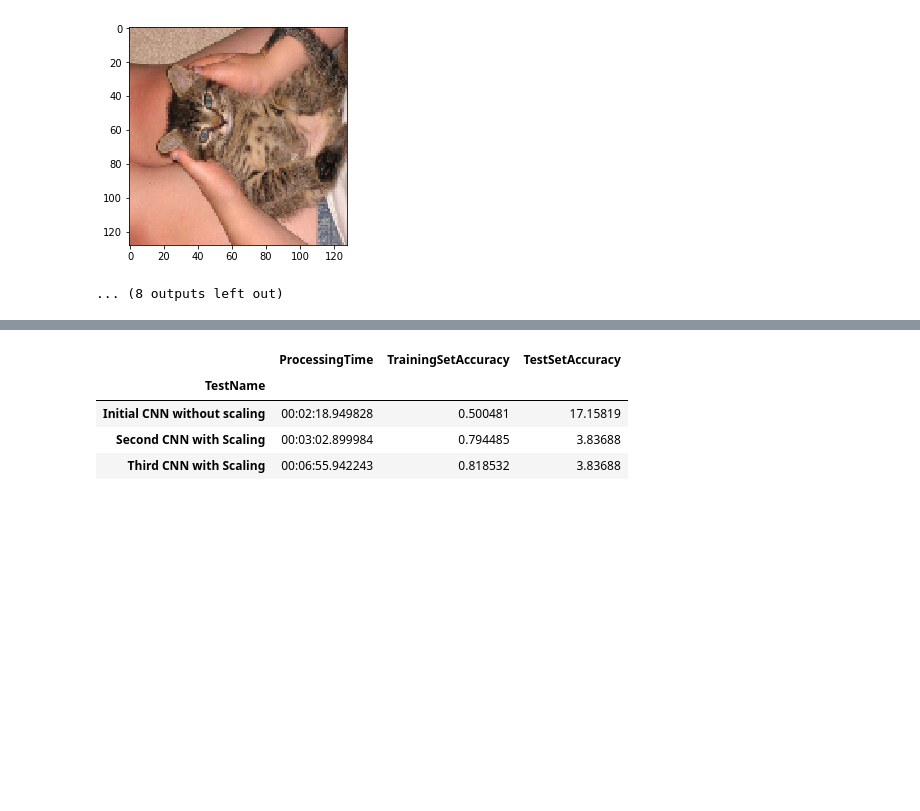
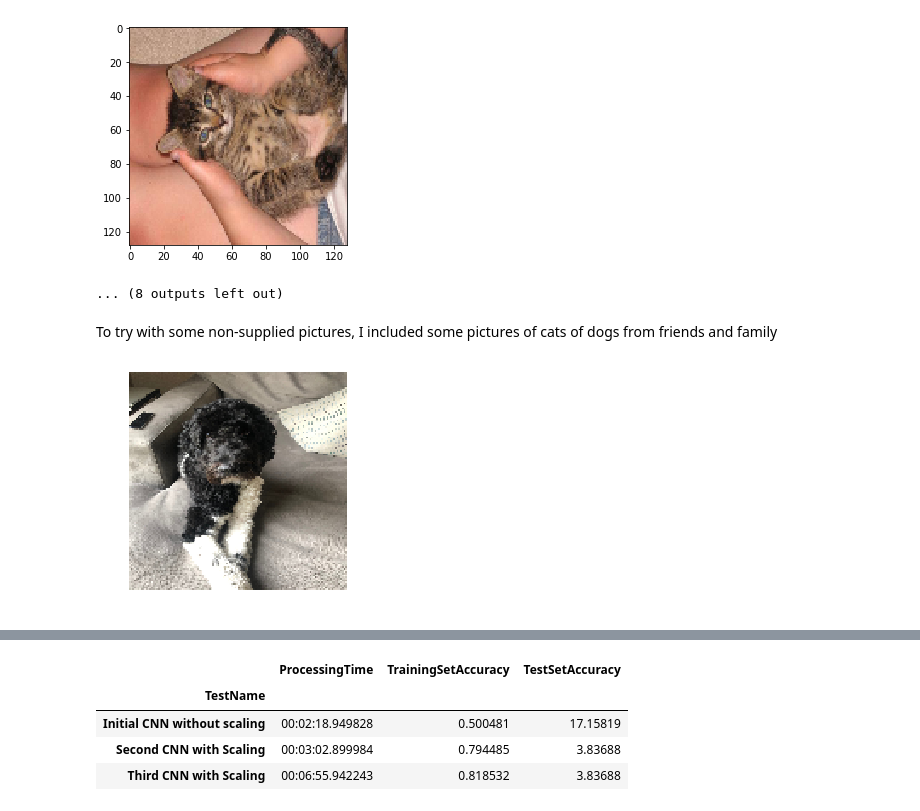
Before and after one commit to eric-pierce/MSDS-422-HW, a Jupyter notebook: epierce_assignment_7.ipynb, the cells around one changed output, grey strips where cells are left out. Saved outputs shown, nothing was run; the diff lists cells and outputs as text; code cells hidden in the pictures; blank space fills up the shorter version.

```diff
--- a/epierce_assignment_7.ipynb
+++ b/epierce_assignment_7.ipynb
@@ -682,3 +682,14 @@ for i in range(0,10):
 100.00% confidence this is a Dog
 [figure]
 ... (8 outputs left out)
+# %% [markdown]
+To try with some non-supplied pictures, I included some pictures of cats of dogs from friends and family
+# %%
+PETS_DIR='/content/gdrive/My Drive/MSDS-422-Gift/module_7/pets/'
+pet_images = [PETS_DIR+i for i in os.listdir(PETS_DIR)]
+pets_test, pets_test_labels = prepare_data(pet_images)
+plt.imshow(pets_test[0])
+plt.axis("off")
+plt.show()
+# %% [output]
+[figure, added]
```
Also changed, not shown: parts of 7 cells of this notebook.
